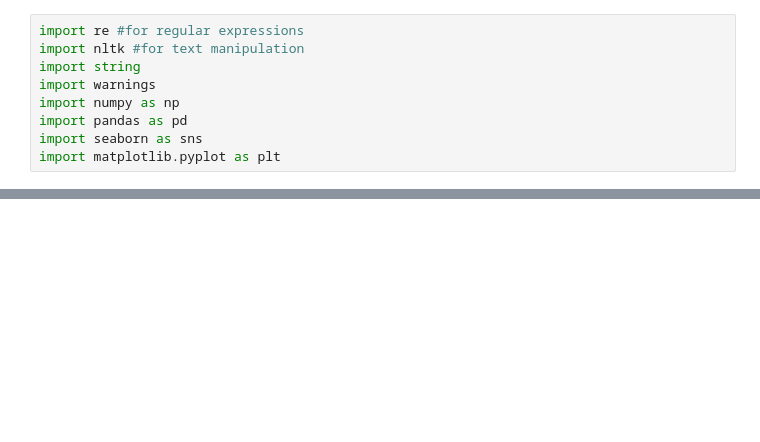
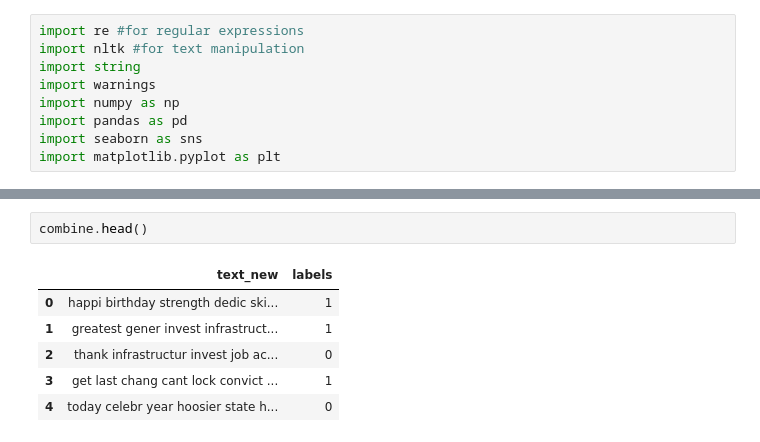
Before and after one commit to celisa/Political-Orientation-Classifier, a Jupyter notebook: 02_gen_mod/train_gen.ipynb, the cells around one changed output, grey strips where cells are left out. Drawn from its saved outputs; the diff is of its cells as text; blank space fills up the shorter version.

```diff
--- a/02_gen_mod/train_gen.ipynb
+++ b/02_gen_mod/train_gen.ipynb
@@ -14,0 +48,9 @@ FileNotFoundError: [Errno 2] No such file or directory: '/Users/kashafali/Docume
+# %%
+combine.head()
+# %% [output]
+|  | text_new | labels |
+| 0 | happi birthday strength dedic ski... | 1 |
+| 1 | greatest gener invest infrastruct... | 1 |
+| 2 | thank infrastructur invest job ac... | 0 |
+| 3 | get last chang cant lock convict ... | 1 |
+| 4 | today celebr year hoosier state h... | 0 |
```
Also changed, not shown: parts of 18 cells of this notebook, 2 other files.
